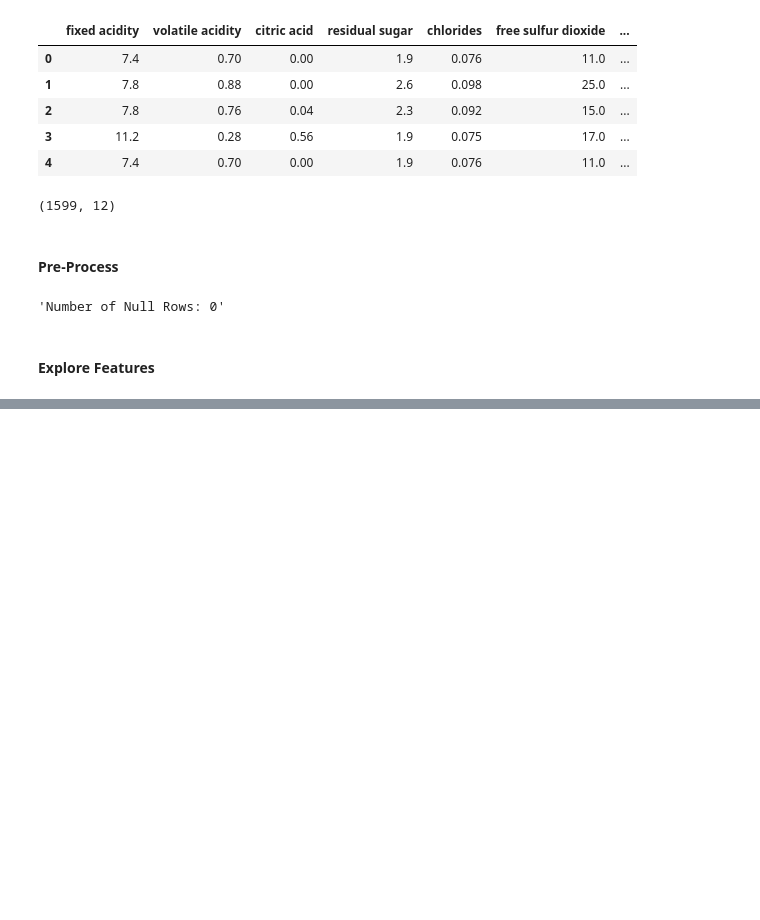
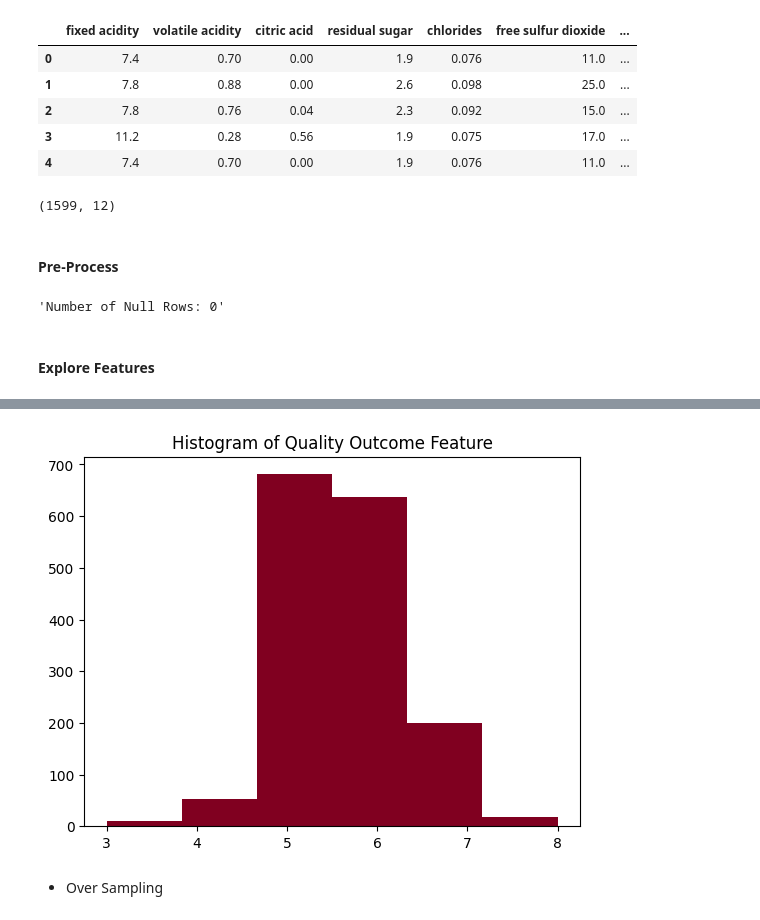
Before and after one commit to rpi11/DSAN5300-final_project, a Jupyter notebook: eda.ipynb, the cells around one changed output, grey strips where cells are left out. Cells and saved outputs as stored; diff of their text form; code cells hidden in the pictures; blank space fills up the shorter version.

```diff
--- a/eda.ipynb
+++ b/eda.ipynb
@@ -50,0 +127,6 @@ plt.show()
+# %%
+plt.hist(df["quality"], bins = len(df["quality"].unique()), color = "#800020")
+plt.title("Histogram of Quality Outcome Feature")
+plt.show()
+# %% [output]
+[figure, added]
@@ -50,0 +145,2 @@ plt.show()
+# %% [markdown]
+* Over Sampling
```
Also changed, not shown: parts of 22 cells of this notebook, 10 other files.
